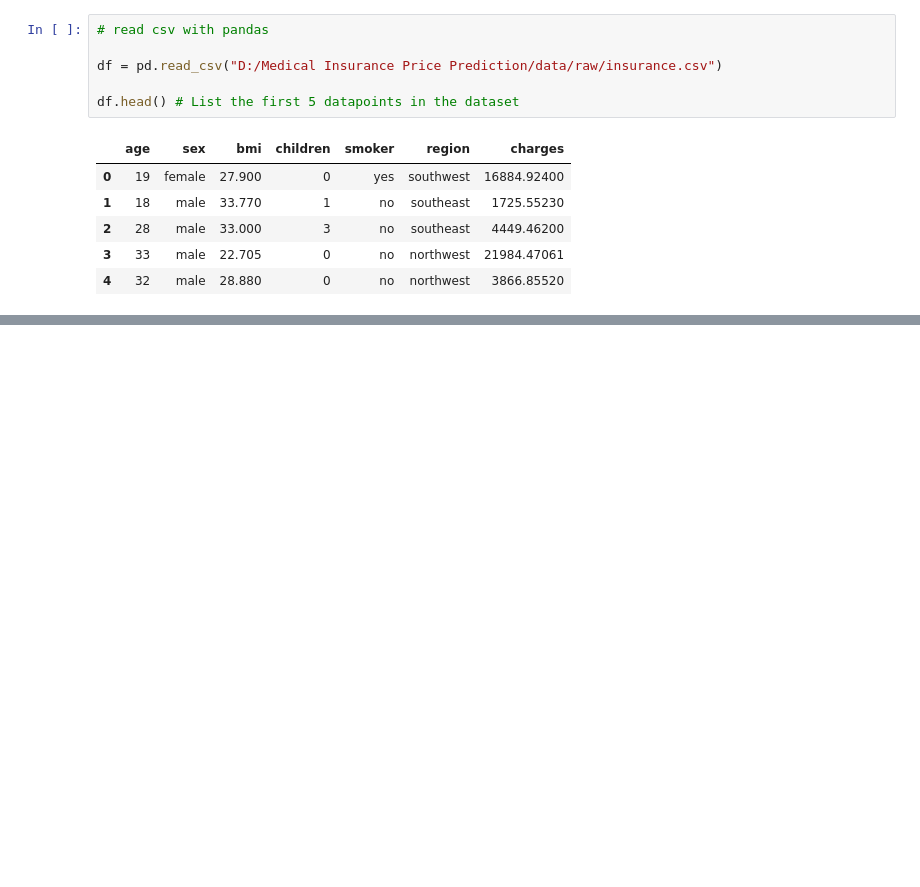
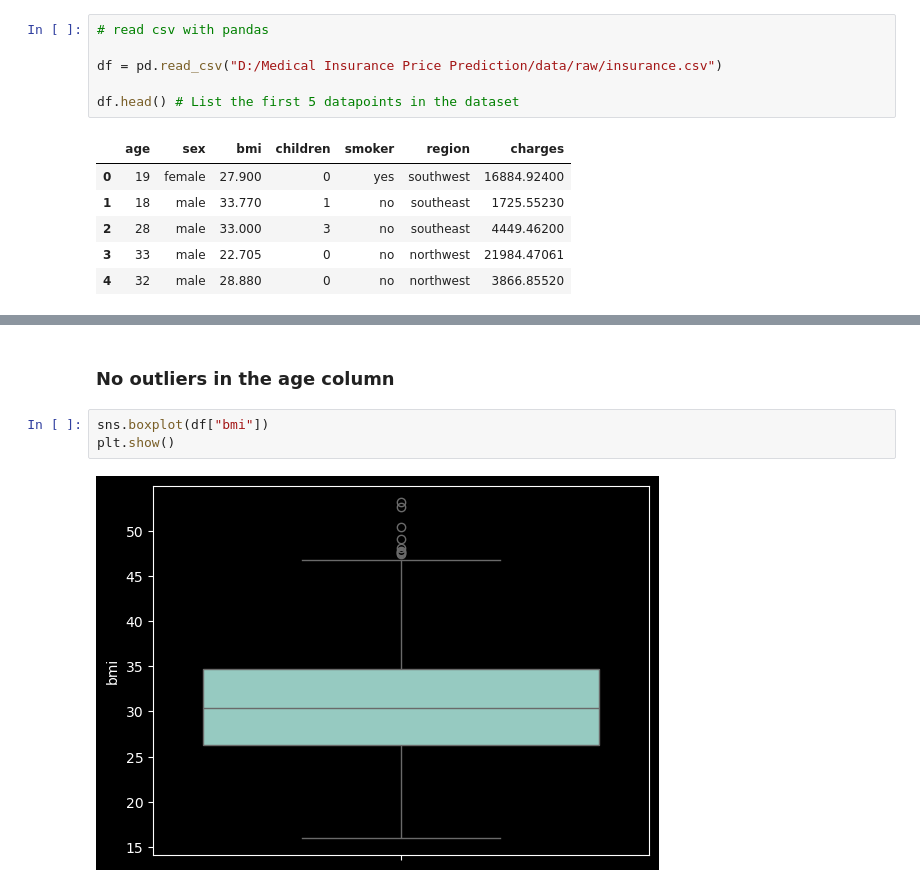
Before and after one commit to Samuel-Mbah/Medical-Insurance-Price-Prediction-Using-Machine-Learning, a Jupyter notebook: notebooks/1-data_preprocessing.ipynb, the cells around one changed output, grey strips where cells are left out. Saved outputs shown, nothing was run; the diff lists cells and outputs as text; blank space fills up the shorter version.

```diff
--- a/notebooks/1-data_preprocessing.ipynb
+++ b/notebooks/1-data_preprocessing.ipynb
@@ -151,0 +67,7 @@ df_encoded.to_csv("one_hot_encoded_df")
+# %% [markdown]
+### No outliers in the age column
+# %%
+sns.boxplot(df["bmi"])
+plt.show()
+# %% [output]
+[figure, added]
```
Also changed, not shown: parts of 27 cells of this notebook, 1 other file.
